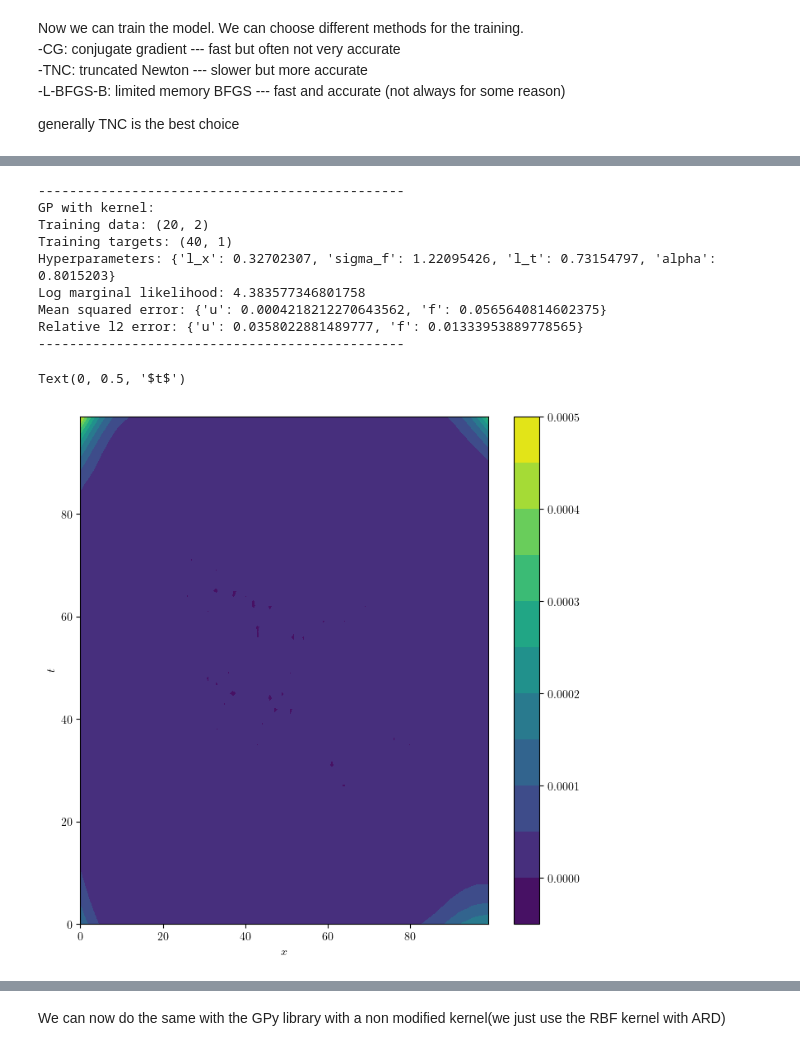
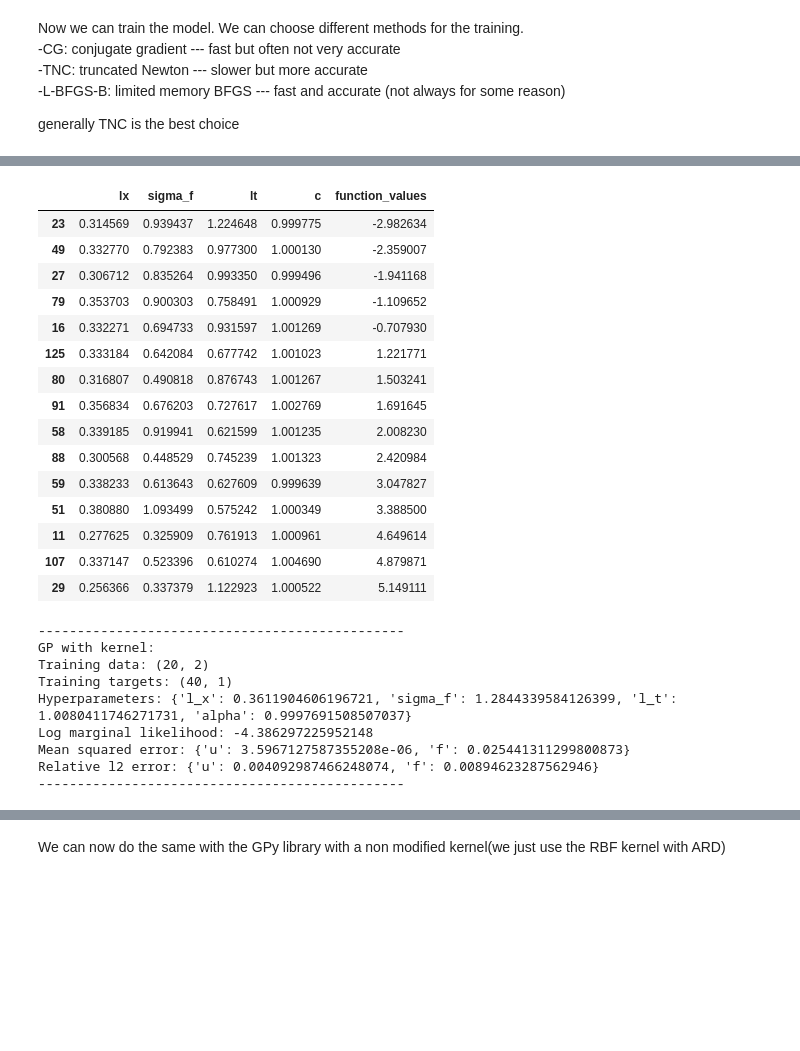
Before and after one commit to TobiLeitgeb/Code_bac, a Jupyter notebook: final_examples/heat_equation/heat_equation.ipynb, the cells around one changed output, grey strips where cells are left out. Cells and saved outputs as stored; diff of their text form; code cells hidden in the pictures; blank space fills up the shorter version.

```diff
--- a/final_examples/heat_equation/heat_equation.ipynb
+++ b/final_examples/heat_equation/heat_equation.ipynb
@@ -71,6 +110,29 @@ L = np.linalg.cholesky(K + 1e-6*np.eye(K.shape[0]))
+# %%
+#i want to look at the 10 best results
+df_results = df_results.sort_values(by=["function_values"])
+df_best_results = df_results.iloc[:15,:]
+display(df_best_results)
+# %% [output]
+|  | lx | sigma_f | lt | c | function_values |
+| 23 | 0.314569 | 0.939437 | 1.224648 | 0.999775 | -2.982634 |
+| 49 | 0.332770 | 0.792383 | 0.977300 | 1.000130 | -2.359007 |
+| 27 | 0.306712 | 0.835264 | 0.993350 | 0.999496 | -1.941168 |
+| 79 | 0.353703 | 0.900303 | 0.758491 | 1.000929 | -1.109652 |
+| 16 | 0.332271 | 0.694733 | 0.931597 | 1.001269 | -0.707930 |
+| 125 | 0.333184 | 0.642084 | 0.677742 | 1.001023 | 1.221771 |
+| 80 | 0.316807 | 0.490818 | 0.876743 | 1.001267 | 1.503241 |
+| 91 | 0.356834 | 0.676203 | 0.727617 | 1.002769 | 1.691645 |
+| 58 | 0.339185 | 0.919941 | 0.621599 | 1.001235 | 2.008230 |
+| 88 | 0.300568 | 0.448529 | 0.745239 | 1.001323 | 2.420984 |
+| 59 | 0.338233 | 0.613643 | 0.627609 | 0.999639 | 3.047827 |
+| 51 | 0.380880 | 1.093499 | 0.575242 | 1.000349 | 3.388500 |
+| 11 | 0.277625 | 0.325909 | 0.761913 | 1.000961 | 4.649614 |
+| 107 | 0.337147 | 0.523396 | 0.610274 | 1.004690 | 4.879871 |
+| 29 | 0.256366 | 0.337379 | 1.122923 | 1.000522 | 5.149111 |
 # %%
 #model_heat_equation.set_params([0.38805983, 0.1, 1.23973298, 0.99992222])
-model_heat_equation.set_params([0.32702307, 1.22095426, 0.73154797, 0.8015203 ])
+#model_heat_equation.set_params([0.32702307, 1.22095426, 0.73154797, 0.8015203 ])
+model_heat_equation.set_axis_labels("x","t")
 model_heat_equation.jitter = 1e-6
 n_test_points = 100
 x_star, t_star = np.meshgrid(np.linspace(0, 1, n_test_points), np.linspace(0, 1, n_test_points))
@@ -83,29 +145,11 @@ print(model_heat_equation)
 GP with kernel:
 Training data: (20, 2)
 Training targets: (40, 1)
-Hyperparameters: {'l_x': 0.32702307, 'sigma_f': 1.22095426, 'l_t': 0.73154797, 'alpha': 0.8015203}
-Log marginal likelihood: 4.383577346801758
-Mean squared error: {'u': 0.0004218212270643562, 'f': 0.0565640814602375}
-Relative l2 error: {'u': 0.0358022881489777, 'f': 0.01333953889778565}
+Hyperparameters: {'l_x': 0.3611904606196721, 'sigma_f': 1.2844339584126399, 'l_t': 1.0080411746271731, 'alpha': 0.9997691508507037}
+Log marginal likelihood: -4.386297225952148
+Mean squared error: {'u': 3.5967127587355208e-06, 'f': 0.025441311299800873}
+Relative l2 error: {'u': 0.004092987466248074, 'f': 0.00894623287562946}
 -----------------------------------------------
-# %%
-variance = model_heat_equation.var_u
-variance = variance.reshape(n_test_points,n_test_points)
-variance.shape
-import matplotlib.pyplot as plt
-import matplotlib
-matplotlib.rcParams['text.usetex'] = True
-matplotlib.rcParams['text.latex.preamble'] = r'\usepackage{amsmath}'
-plt.figure(figsize=(8,8))
-
-#plt.contour(variance, cmap='viridis',levels=20)
-plt.contourf(variance, cmap='viridis',levels=10)
-plt.colorbar()
-plt.xlabel(f"$x$")
-plt.ylabel(f"$t$")
-# %% [output]
-Text(0, 0.5, '$t$')
-[figure, removed]
 # %%
 model_heat_equation.plot_merged_2d_plots(X_star,"merged_plots.png")
 # %% [output]
```
Also changed, not shown: parts of 11 cells of this notebook, 1 other file.
